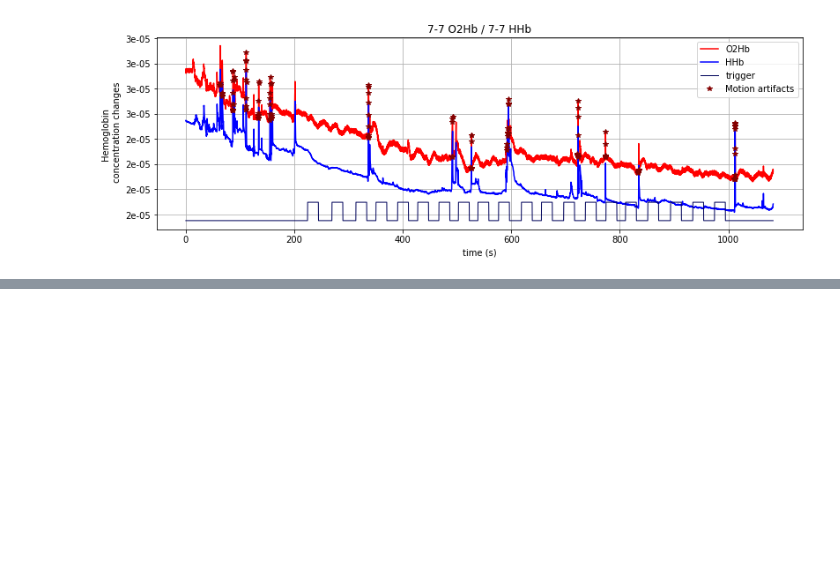
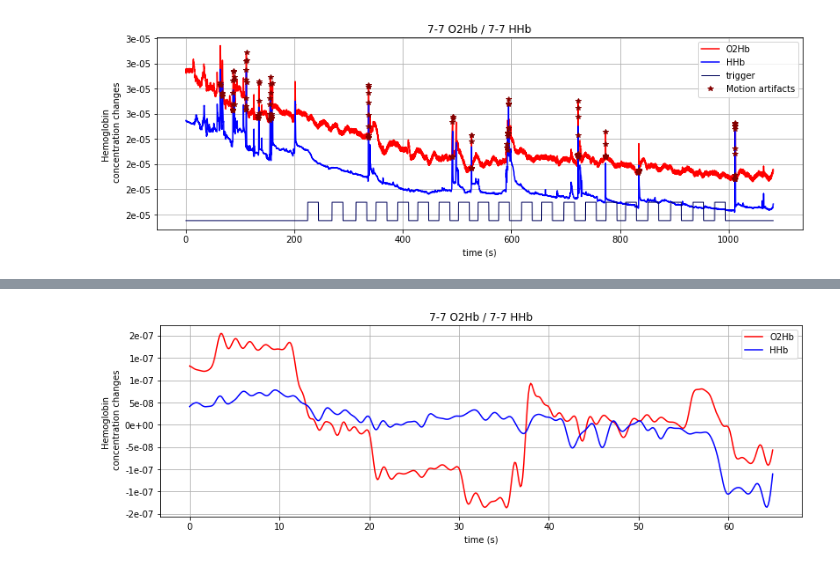
Before and after one commit to apadee/NIRS-pytoolkit, a Jupyter notebook: Filtering and motion artifacts.ipynb, the cells around one changed output, grey strips where cells are left out. Cells and saved outputs as stored; diff of their text form; code cells hidden in the pictures; blank space fills up the shorter version.

```diff
--- a/Filtering and motion artifacts.ipynb
+++ b/Filtering and motion artifacts.ipynb
@@ -55,0 +63,4 @@ data.plot_data(range_low = int(0*data.fs), range_high=int(0*data.fs), channels=[
+# %%
+data.plot_data(channels=["7-7"], mode="average", condition=0)
+# %% [output]
+[figure, added]
```
Also changed, not shown: parts of 5 cells of this notebook, 5 other files.
